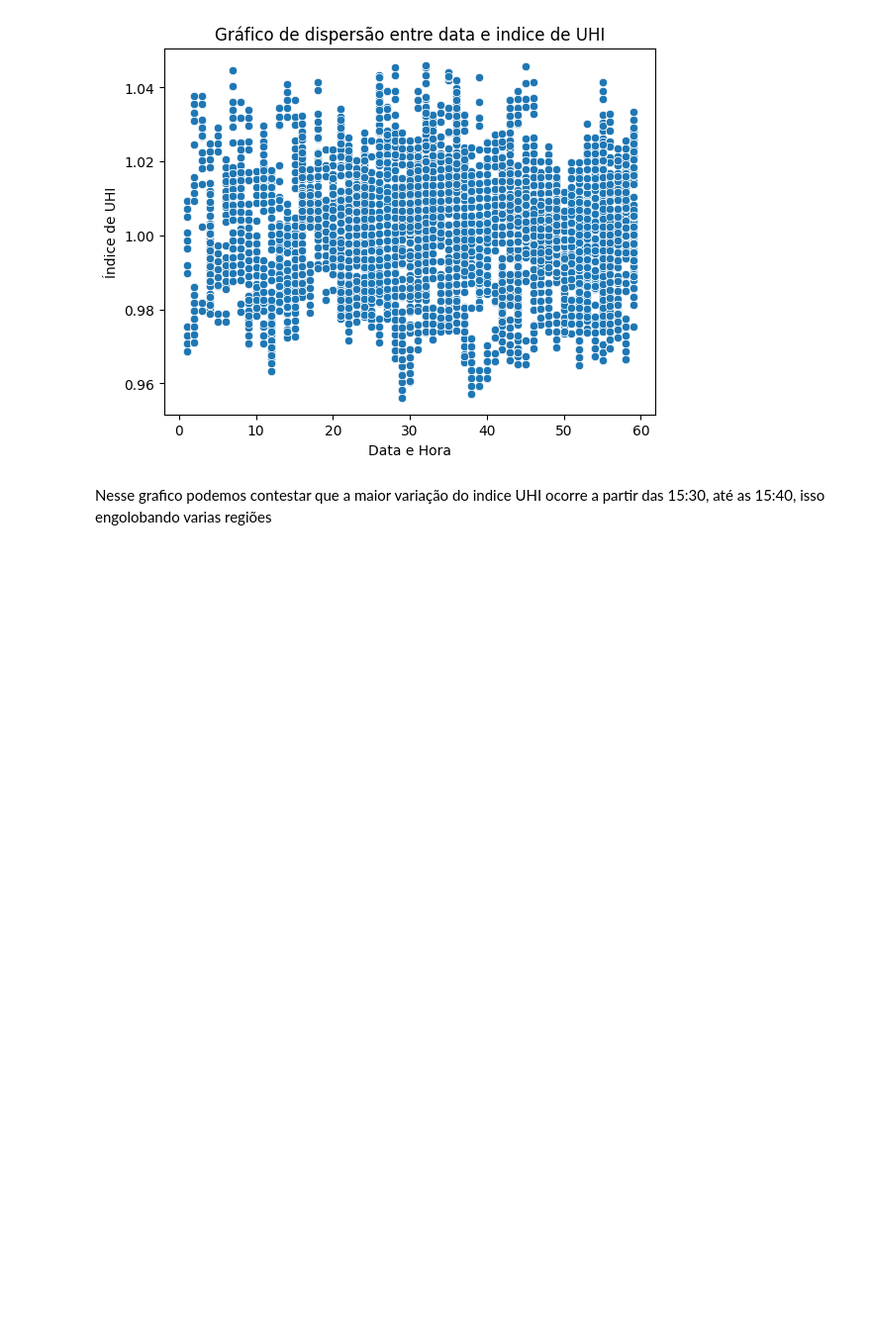
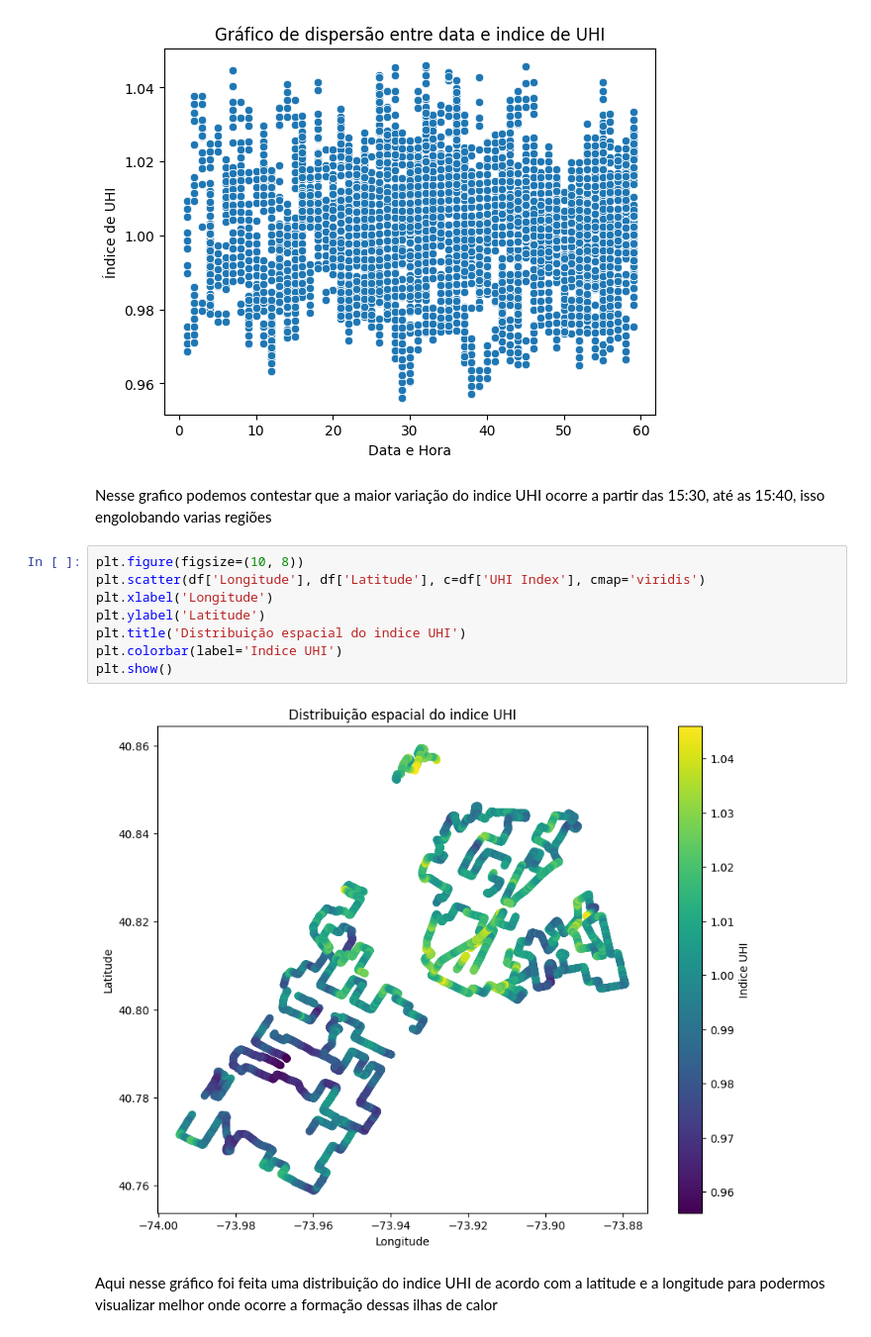
Before and after one commit to Yukiio08/EY-data-science-challenge, a Jupyter notebook: Eychallenge.ipynb, the cells around one changed output. Shown at 99% size. Saved outputs shown, nothing was run; the diff lists cells and outputs as text; blank space fills up the shorter version.

```diff
--- a/Eychallenge.ipynb
+++ b/Eychallenge.ipynb
@@ -158,3 +185,15 @@ plt.show()
 [figure]
 # %% [markdown]
 Nesse grafico podemos contestar que a maior variação do indice UHI ocorre a partir das 15:30, até as 15:40, isso engolobando varias regiões
+# %%
+plt.figure(figsize=(10, 8))
+plt.scatter(df['Longitude'], df['Latitude'], c=df['UHI Index'], cmap='viridis')
+plt.xlabel('Longitude')
+plt.ylabel('Latitude')
+plt.title('Distribuição espacial do indice UHI')
+plt.colorbar(label='Indice UHI')
+plt.show()
+# %% [output]
+[figure, added]
+# %% [markdown]
+Aqui nesse gráfico foi feita uma distribuição do  indice UHI de acordo com a latitude e a longitude para podermos visualizar melhor onde ocorre a formação dessas ilhas de calor
```
Also changed, not shown: parts of 9 cells of this notebook.
